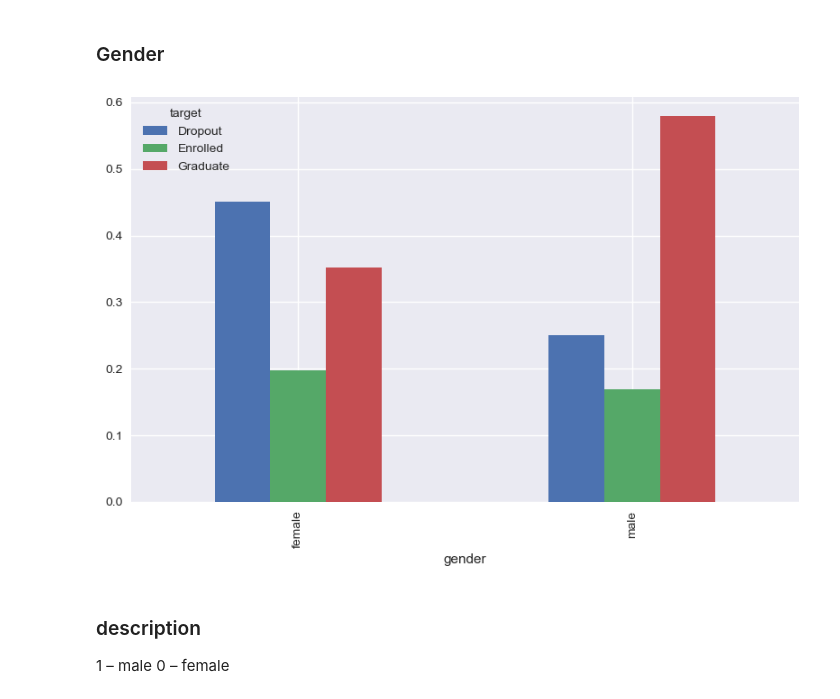
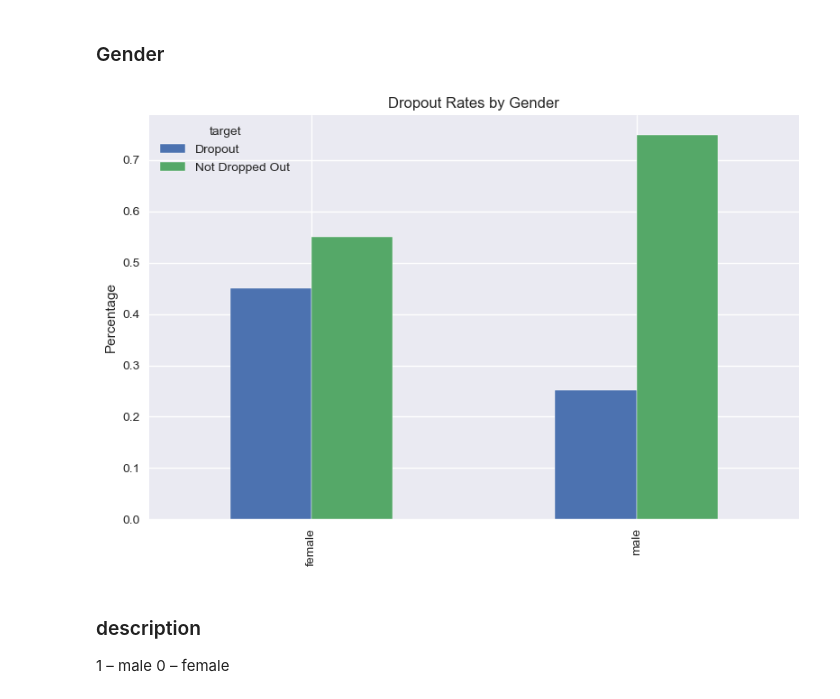
Before and after one commit to AndreJacobsPy/ai-academy-capstone, a Jupyter notebook: exploration.ipynb, the cells around one changed output. Cells and saved outputs as stored; diff of their text form; code cells hidden in the pictures.

```diff
--- a/exploration.ipynb
+++ b/exploration.ipynb
@@ -2200,14 +2208,17 @@ plt.show()
 # %% [markdown]
 ### Gender <a class="anchor" id="eighteenth-bullet">
 # %%
-gender_df = df.copy()
+gender_df = binary_df.copy()
 gender_df["gender"] = gender_df["gender"].map({1: "female", 0: "male"})
 group_data_for_plotting(gender_df, "gender").plot(kind="bar")
+plt.title("Dropout Rates by Gender")
+plt.xlabel("")
+plt.ylabel("Percentage")
 plt.savefig('plots/gender.png')
 plt.tight_layout()
 plt.show()
 # %% [output]
-[figure, old version]
+[figure, new version]
 # %% [markdown]
 ###	description
 1 – male
```
Also changed, not shown: parts of 60 cells of this notebook, 22 other files.
